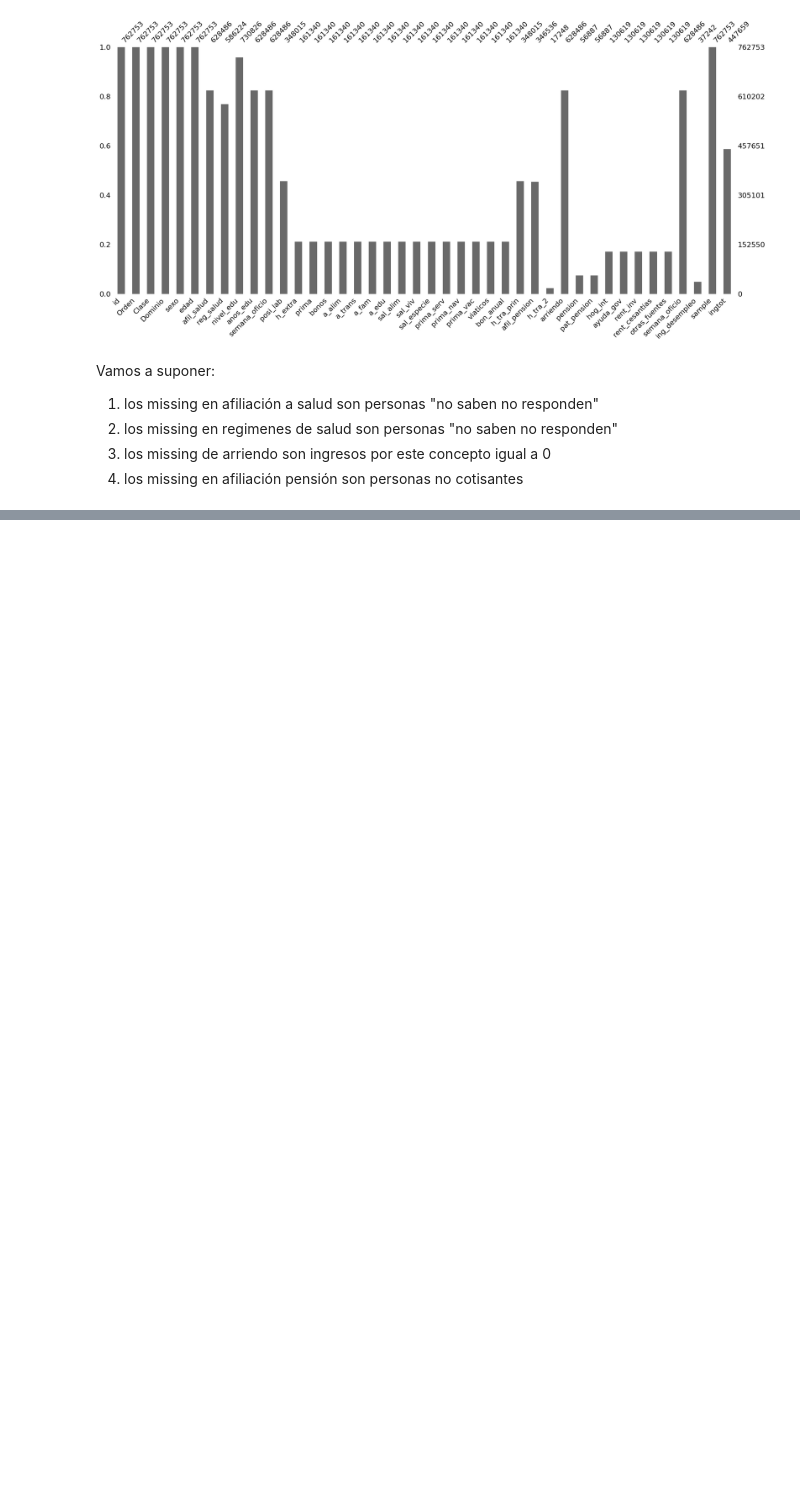
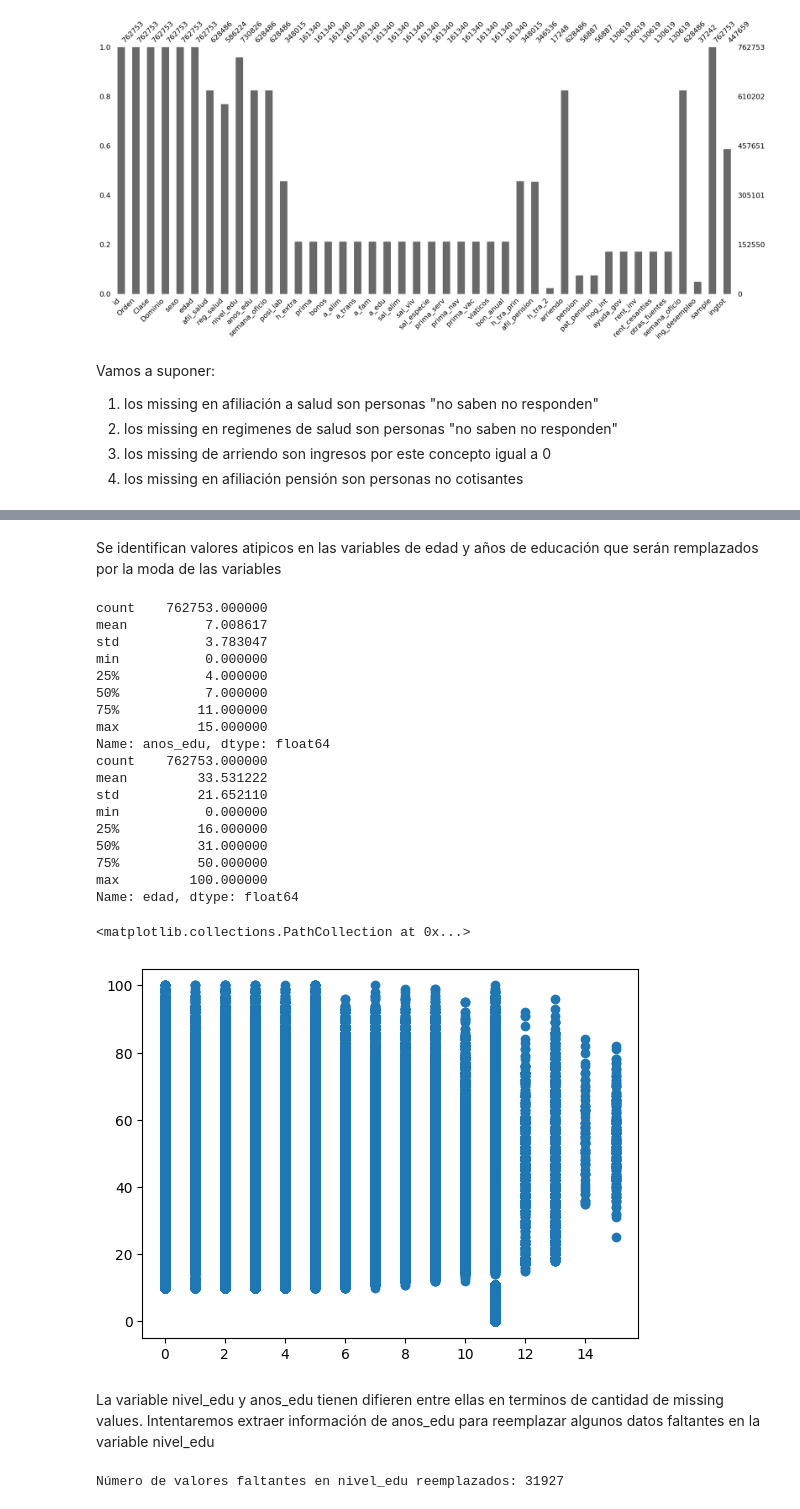
Before and after one commit to sebastian23e/predicting_poverty_bdmc, a Jupyter notebook: scripts/Limpieza.ipynb, the cells around one changed output, grey strips where cells are left out. Saved outputs shown, nothing was run; the diff lists cells and outputs as text; code cells hidden in the pictures; blank space fills up the shorter version.

```diff
--- a/scripts/Limpieza.ipynb
+++ b/scripts/Limpieza.ipynb
@@ -238,0 +284,56 @@ ax.hist(x)
+# %% [markdown]
+Se identifican valores atipicos en las variables de edad y años de educación que serán remplazados por la moda de las variables
+# %%
+data_p['anos_edu'] = data_p['anos_edu'].where(data_p['anos_edu'] <= 30, data_p['anos_edu'].mode()[0])
+data_p['edad'] = data_p['edad'].where(data_p['edad'] <= 100, data_p['edad'].mode()[0])
+
+print(data_p['anos_edu'].describe())
+print(data_p['edad'].describe())
+X = data_p['anos_edu']
+Y = data_p['edad']
+fig, ax =plt.subplots()
+ax.scatter(X, Y)
+# %% [output]
+count    762753.000000
+mean          7.008617
+std           3.783047
+min           0.000000
+25%           4.000000
+50%           7.000000
+75%          11.000000
+max          15.000000
+Name: anos_edu, dtype: float64
+count    762753.000000
+mean         33.531222
+std          21.652110
+min           0.000000
+25%          16.000000
+50%          31.000000
+75%          50.000000
+max         100.000000
+Name: edad, dtype: float64
+<matplotlib.collections.PathCollection at 0x...>
+[figure, added]
+# %% [markdown]
+La variable nivel_edu y anos_edu tienen difieren entre ellas en terminos de cantidad de missing values. Intentaremos extraer información de anos_edu para reemplazar algunos datos faltantes en la variable nivel_edu
+# %%
+#equivalencias entre nivel_edu y anos_edu
+equivalencias = {0: 1, 3: 2, 8: 3, 12: 4, 14: 5, 19: 6, 0: 9}
+
+#mascara booleana para identificar los valores nulos en nivel_edu
+mask_missing_nivel_edu = data_p['nivel_edu'].isnull()
+
+valores_faltantes_reemplazados = 0
+
+for index, row in data_p[mask_missing_nivel_edu].iterrows():
+    anos_edu_valor = row['anos_edu']
+
+    if not pd.isnull(anos_edu_valor):
+        #si no encontramos valor reemplazamos con 9 que es "no sabe-noresponde"
+        data_p.at[index, 'nivel_edu'] = equivalencias.get(anos_edu_valor, 9)
+        valores_faltantes_reemplazados += 1
+
+#cantidad de remplazos
+print(f'Número de valores faltantes en nivel_edu reemplazados: {valores_faltantes_reemplazados}')
+# %% [output]
+Número de valores faltantes en nivel_edu reemplazados: 31927
```
Also changed, not shown: parts of 19 cells of this notebook, 1 other file.
